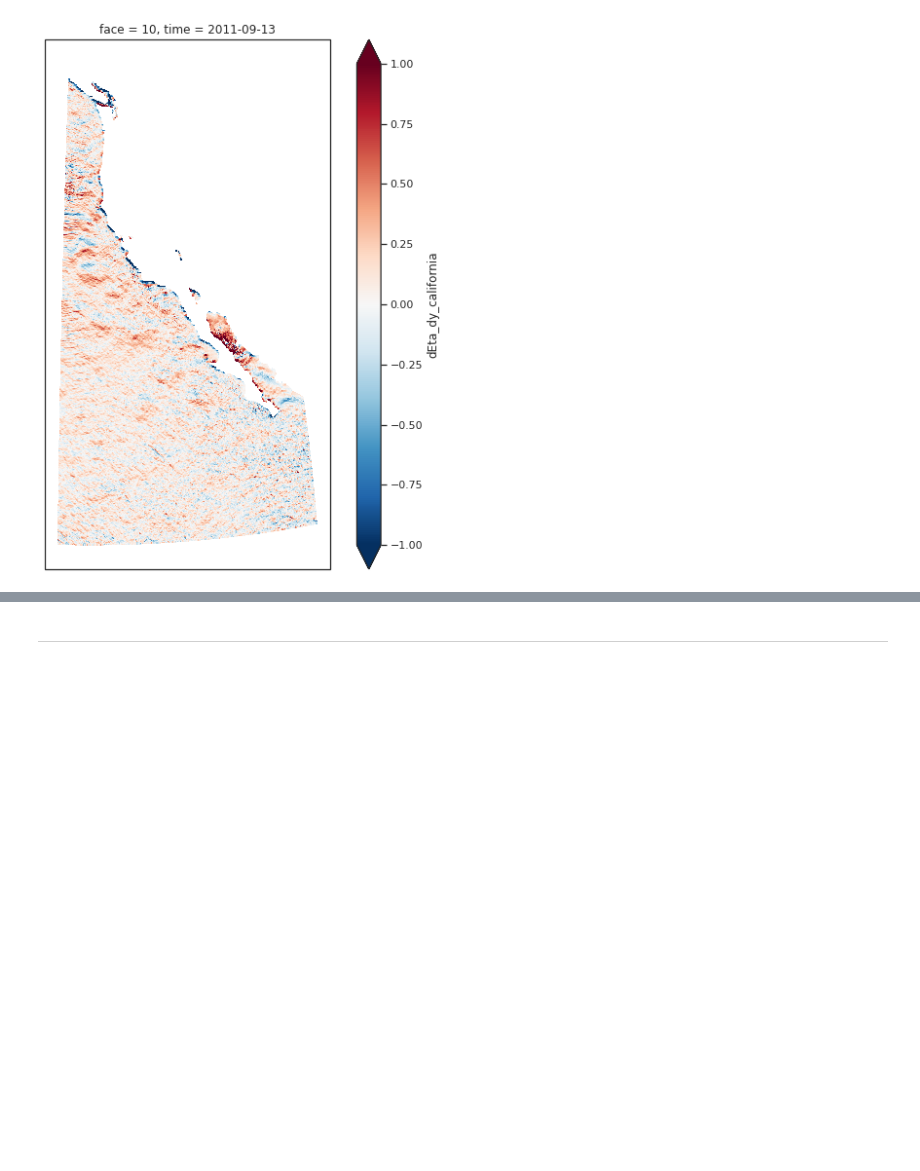
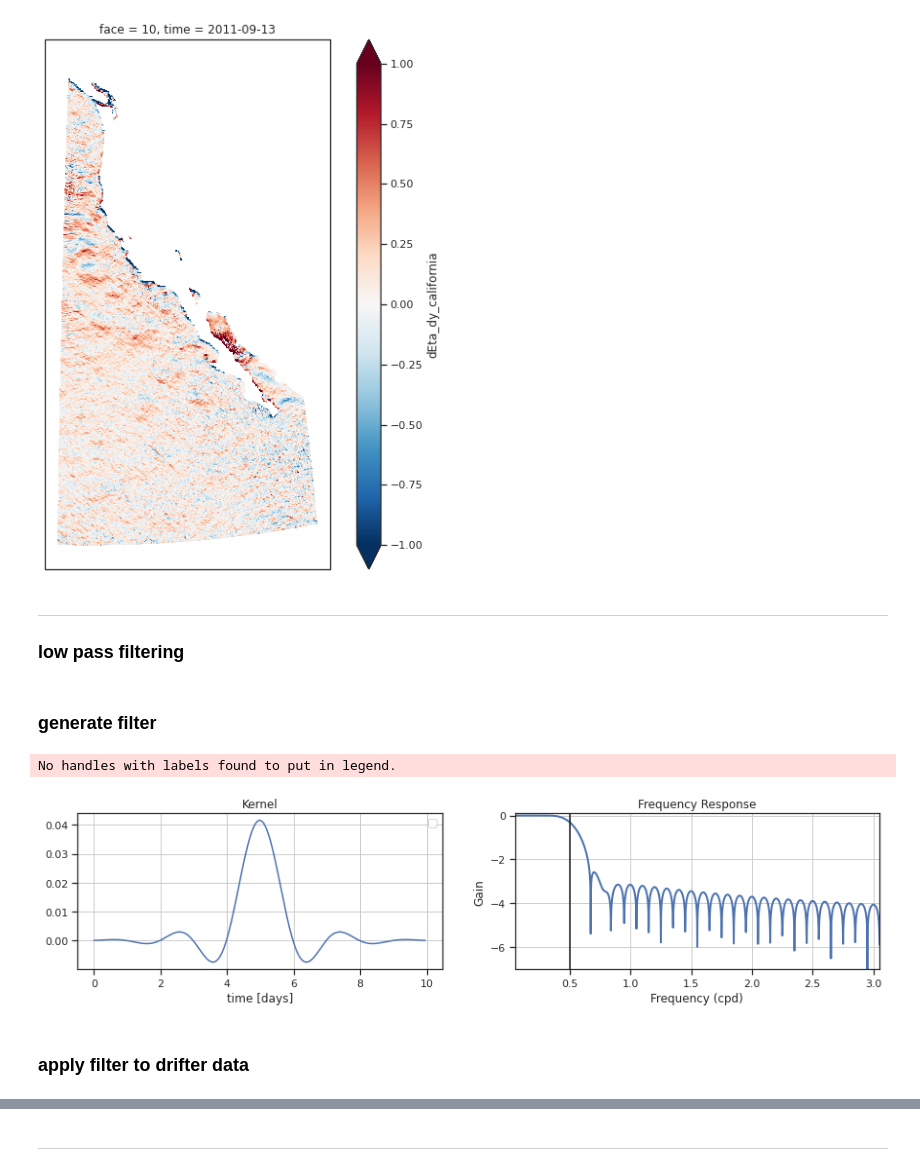
Before and after one commit to apatlpo/mit_equinox, a Jupyter notebook: calval/regional_interp.ipynb, the cells around one changed output, grey strips where cells are left out. Drawn from its saved outputs; the diff is of its cells as text; code cells hidden in the pictures; blank space fills up the shorter version.

Commit message:
add drifter low-pass filtering

```diff
--- a/calval/regional_interp.ipynb
+++ b/calval/regional_interp.ipynb
@@ -328,3 +328,7 @@ _ds = xr.open_zarr(os.path.join(ut.diag_dir,"dEta_dy_california.zarr")).isel(tim
 # %% [output]
 <cartopy.mpl.geocollection.GeoQuadMesh at 0x...>
 [figure]
+# %% [markdown]
+---
+
+### low pass filtering
@@ -330,0 +338,33 @@ _ds = xr.open_zarr(os.path.join(ut.diag_dir,"dEta_dy_california.zarr")).isel(tim
+# %% [markdown]
+### generate filter
+# %%
+dt = 1/24 # in days
+T=10 # filter length in days
+
+h = sp.generate_filter("subdiurnal", T=T, dt=dt)
+h_hat, w = sp.filter_response(h, dt=dt)
+# %%
+fig, axes = plt.subplots(1,2, figsize=(15,3))
+ax = axes[0]
+t = np.arange(0, h.size)*dt
+ax.plot(t, h)
+ax.grid()
+ax.set_xlabel("time [days]")
+ax.set_title("Kernel")
+ax.legend()
+
+ax = axes[1]
+ax.plot(w, np.log10(abs(h_hat)), linewidth=2)
+ax.axvline(0.5, color="k")
+ax.set_xlabel("Frequency (cpd)")
+ax.set_ylabel("Gain")
+ax.set_title("Frequency Response")
+#ax.set_ylim(-0.05, 1.05)
+ax.set_ylim(-7, 0.1)
+ax.set_xlim(0.05, 3.05)
+ax.grid(True)
+# %% [output]
+No handles with labels found to put in legend.
+[figure, added]
+# %% [markdown]
+### apply filter to drifter data
```
Also changed, not shown: parts of 4 cells of this notebook.
